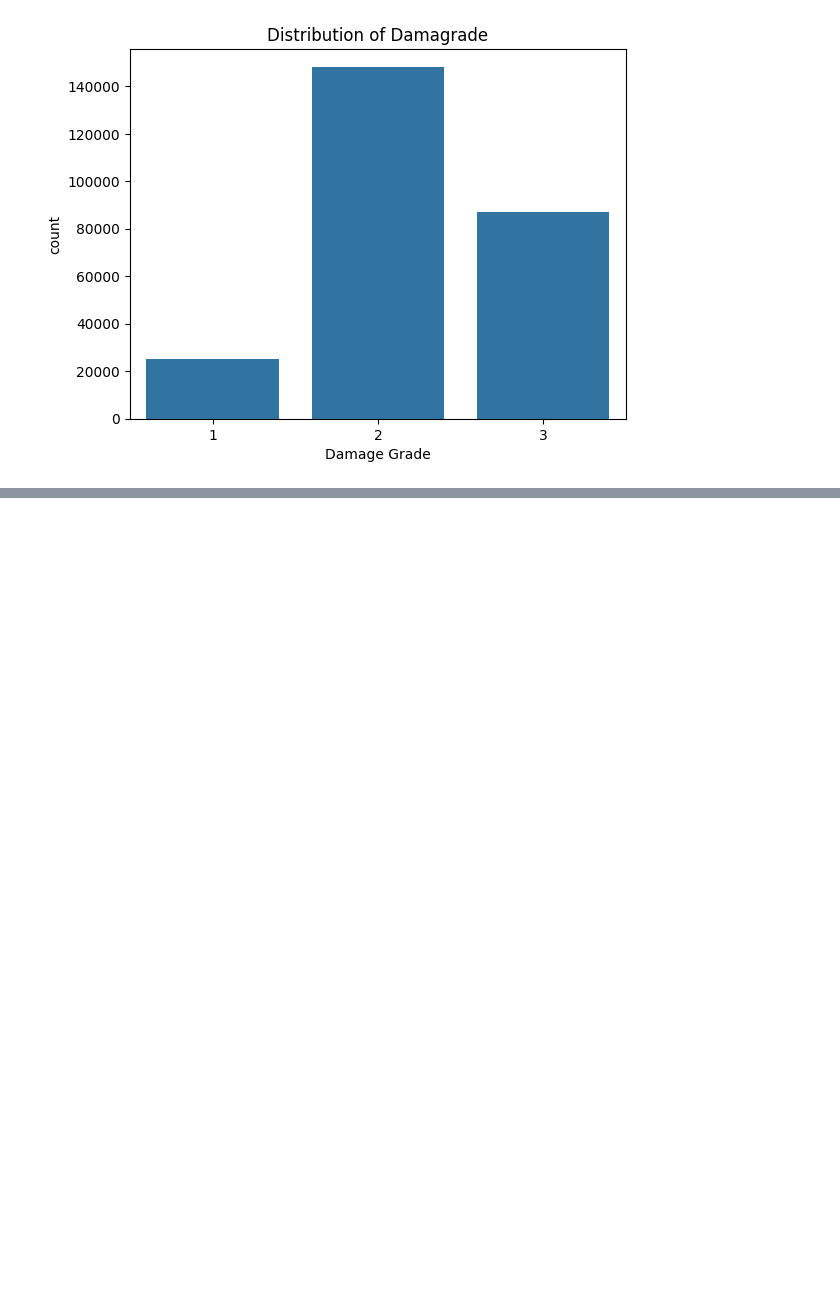
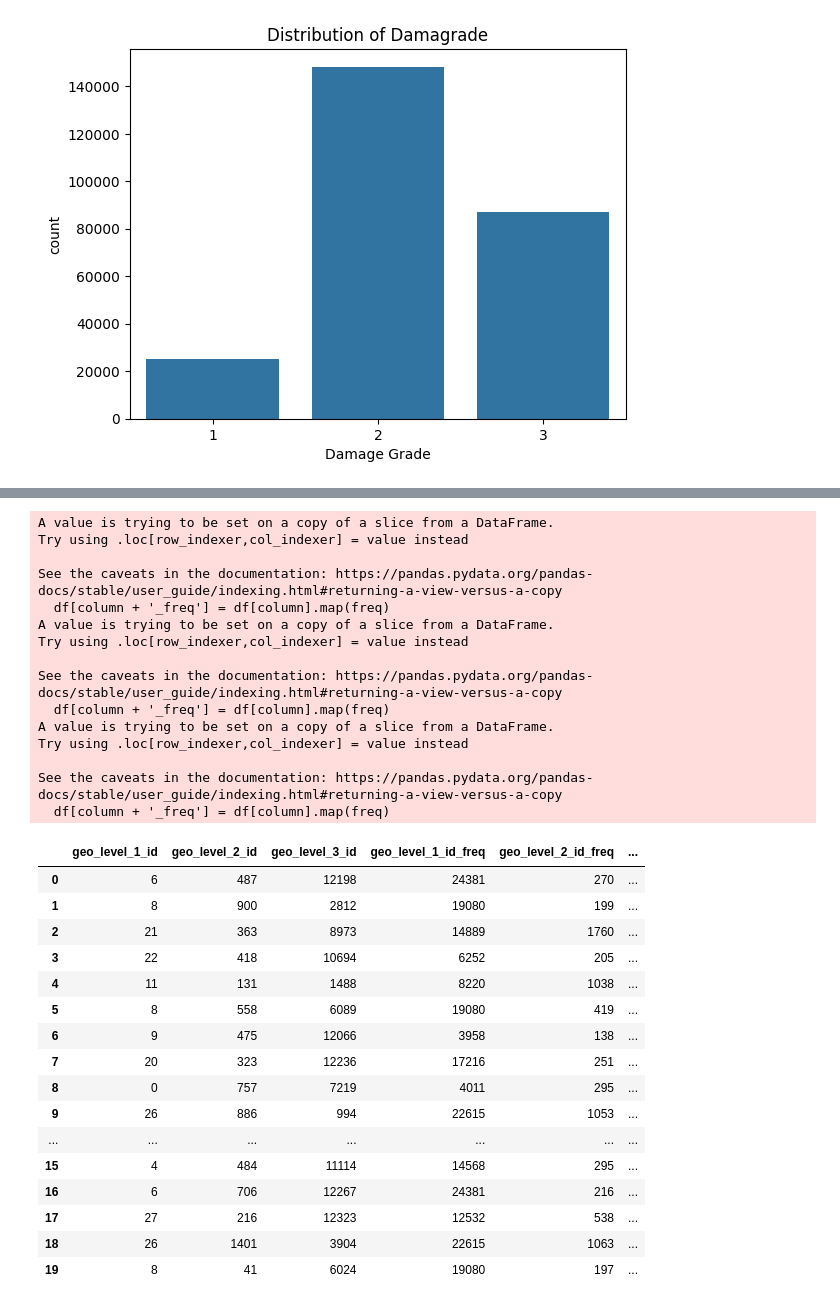
Before and after one commit to PundirNeetu/MiniCompetition, a Jupyter notebook: notebooks/Exploration.ipynb, the cells around one changed output, grey strips where cells are left out. Cells and saved outputs as stored; diff of their text form; code cells hidden in the pictures; blank space fills up the shorter version.

```diff
--- a/notebooks/Exploration.ipynb
+++ b/notebooks/Exploration.ipynb
@@ -409,0 +487,54 @@ no
+# %%
+import pandas as pd
+
+def frequency_encode(df, column):
+    freq = df[column].value_counts()
+    df[column + '_freq'] = df[column].map(freq)
+    return df
+
+def feature_engineering_geographic_ids(df):
+    df = frequency_encode(df, 'geo_level_1_id')
+    df = frequency_encode(df, 'geo_level_2_id')
+    df = frequency_encode(df, 'geo_level_3_id')
+    return df
+
+# Example usage
+X_geo = X[['geo_level_1_id','geo_level_2_id','geo_level_3_id']]
+
+X_geo_freq = feature_engineering_geographic_ids(X_geo)
+
+# Display the transformed DataFrame
+X_geo_freq.head(20)
+# %% [output]
+A value is trying to be set on a copy of a slice from a DataFrame.
+Try using .loc[row_indexer,col_indexer] = value instead
+
+See the caveats in the documentation: https://pandas.pydata.org/pandas-docs/stable/user_guide/indexing.html#returning-a-view-versus-a-copy
+  df[column + '_freq'] = df[column].map(freq)
+A value is trying to be set on a copy of a slice from a DataFrame.
+Try using .loc[row_indexer,col_indexer] = value instead
+
+See the caveats in the documentation: https://pandas.pydata.org/pandas-docs/stable/user_guide/indexing.html#returning-a-view-versus-a-copy
+  df[column + '_freq'] = df[column].map(freq)
+A value is trying to be set on a copy of a slice from a DataFrame.
+Try using .loc[row_indexer,col_indexer] = value instead
+
+See the caveats in the documentation: https://pandas.pydata.org/pandas-docs/stable/user_guide/indexing.html#returning-a-view-versus-a-copy
+  df[column + '_freq'] = df[column].map(freq)
+|  | geo_level_1_id | geo_level_2_id | geo_level_3_id | geo_level_1_id_freq | geo_level_2_id_freq | ... |
+| 0 | 6 | 487 | 12198 | 24381 | 270 | ... |
+| 1 | 8 | 900 | 2812 | 19080 | 199 | ... |
+| 2 | 21 | 363 | 8973 | 14889 | 1760 | ... |
+| 3 | 22 | 418 | 10694 | 6252 | 205 | ... |
+| 4 | 11 | 131 | 1488 | 8220 | 1038 | ... |
+| 5 | 8 | 558 | 6089 | 19080 | 419 | ... |
+| 6 | 9 | 475 | 12066 | 3958 | 138 | ... |
+| 7 | 20 | 323 | 12236 | 17216 | 251 | ... |
+| 8 | 0 | 757 | 7219 | 4011 | 295 | ... |
+| 9 | 26 | 886 | 994 | 22615 | 1053 | ... |
+| ... | ... | ... | ... | ... | ... | ... |
+| 15 | 4 | 484 | 11114 | 14568 | 295 | ... |
+| 16 | 6 | 706 | 12267 | 24381 | 216 | ... |
+| 17 | 27 | 216 | 12323 | 12532 | 538 | ... |
+| 18 | 26 | 1401 | 3904 | 22615 | 1063 | ... |
+| 19 | 8 | 41 | 6024 | 19080 | 197 | ... |
```
Also changed, not shown: parts of 13 cells of this notebook, 2 other files.
